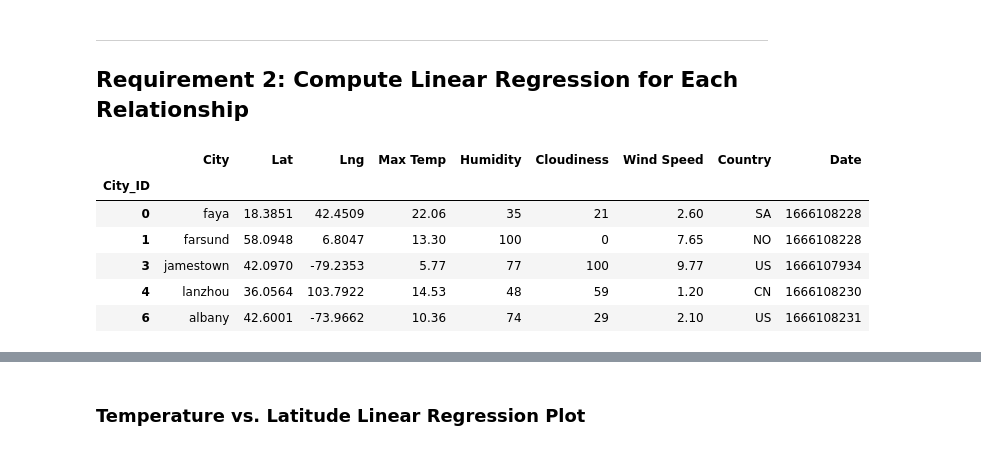
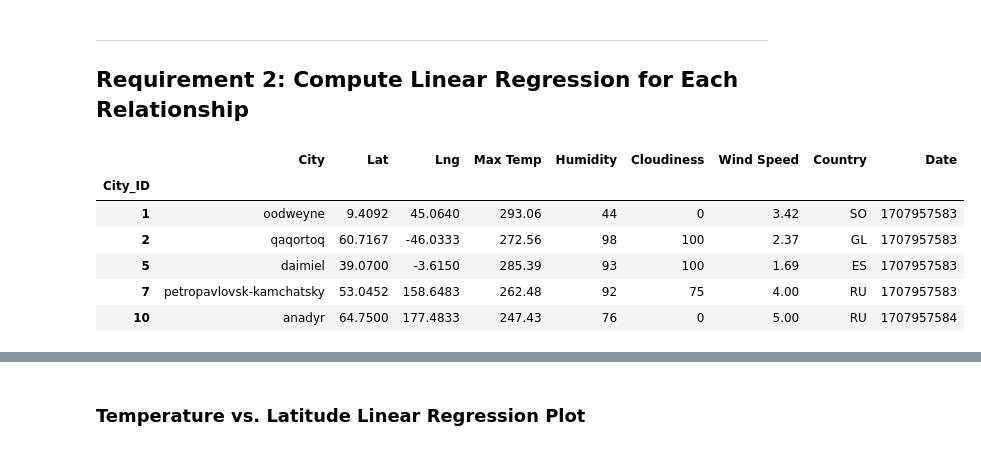
Before and after one commit to daraa17/python-api-challenge, a Jupyter notebook: WeatherPy/WeatherPy.ipynb, the cells around one changed output, grey strips where cells are left out. Cells and saved outputs as stored; diff of their text form; code cells hidden in the pictures.

```diff
--- a/WeatherPy/WeatherPy.ipynb
+++ b/WeatherPy/WeatherPy.ipynb
@@ -261,14 +335,15 @@ plt.show()
 # %%
 # Create a DataFrame with the Northern Hemisphere data (Latitude >= 0)
-# YOUR CODE HERE
+# Filter the DataFrame to select rows where Latitude is greater than or equal to 0
+northern_hemisphere_df = city_data_df[city_data_df["Lat"] >= 0]
 
 # Display sample data
-northern_hemi_df.head()
+northern_hemisphere_df.head()
 # %% [output]
 |  | City | Lat | Lng | Max Temp | Humidity | Cloudiness | Wind Speed | Country | Date |
 | City_ID |  |  |  |  |  |  |  |  |  |
-| 0 | faya | 18.3851 | 42.4509 | 22.06 | 35 | 21 | 2.60 | SA | 1666108228 |
-| 1 | farsund | 58.0948 | 6.8047 | 13.30 | 100 | 0 | 7.65 | NO | 1666108228 |
-| 3 | jamestown | 42.0970 | -79.2353 | 5.77 | 77 | 100 | 9.77 | US | 1666107934 |
-| 4 | lanzhou | 36.0564 | 103.7922 | 14.53 | 48 | 59 | 1.20 | CN | 1666108230 |
-| 6 | albany | 42.6001 | -73.9662 | 10.36 | 74 | 29 | 2.10 | US | 1666108231 |
+| 1 | oodweyne | 9.4092 | 45.0640 | 293.06 | 44 | 0 | 3.42 | SO | 1707957583 |
+| 2 | qaqortoq | 60.7167 | -46.0333 | 272.56 | 98 | 100 | 2.37 | GL | 1707957583 |
+| 5 | daimiel | 39.0700 | -3.6150 | 285.39 | 93 | 100 | 1.69 | ES | 1707957583 |
+| 7 | petropavlovsk-kamchatsky | 53.0452 | 158.6483 | 262.48 | 92 | 75 | 4.00 | RU | 1707957583 |
+| 10 | anadyr | 64.7500 | 177.4833 | 247.43 | 76 | 0 | 5.00 | RU | 1707957584 |
```
Also changed, not shown: parts of 42 cells of this notebook, 7 other files.
